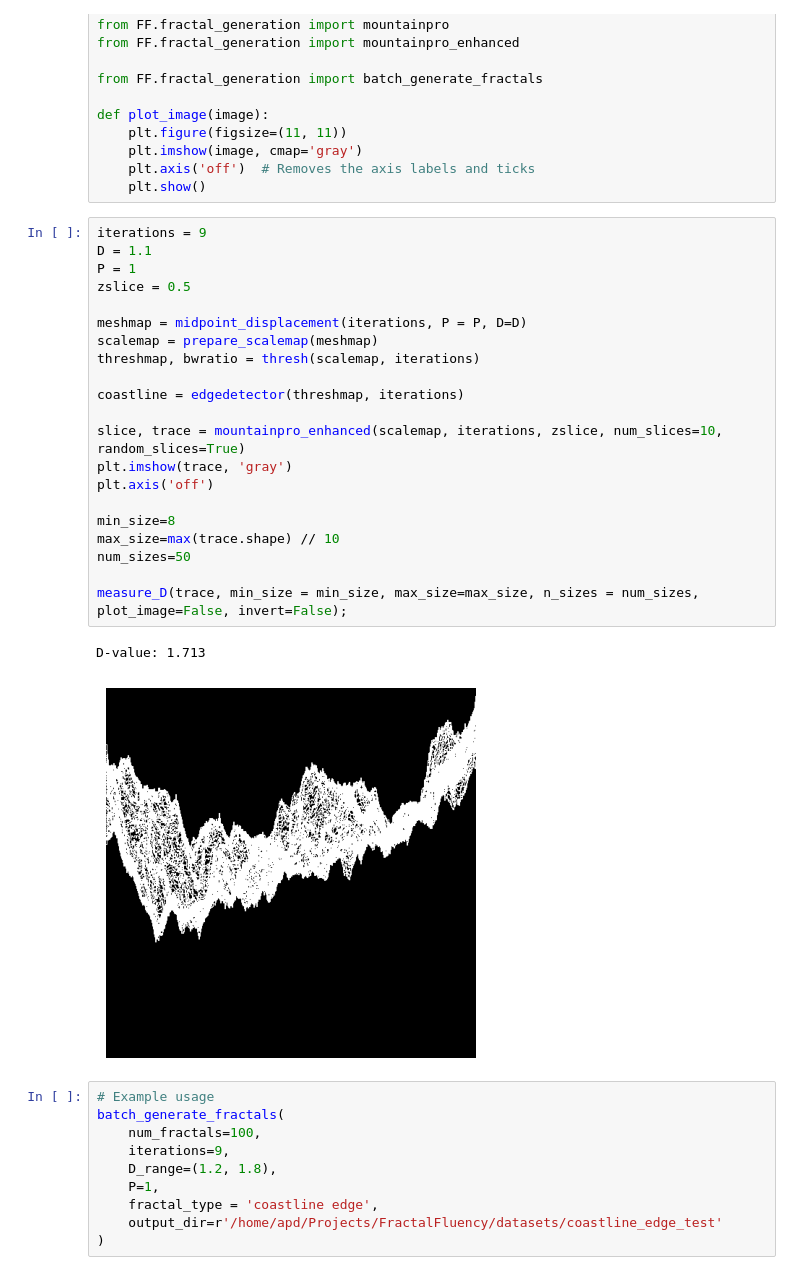
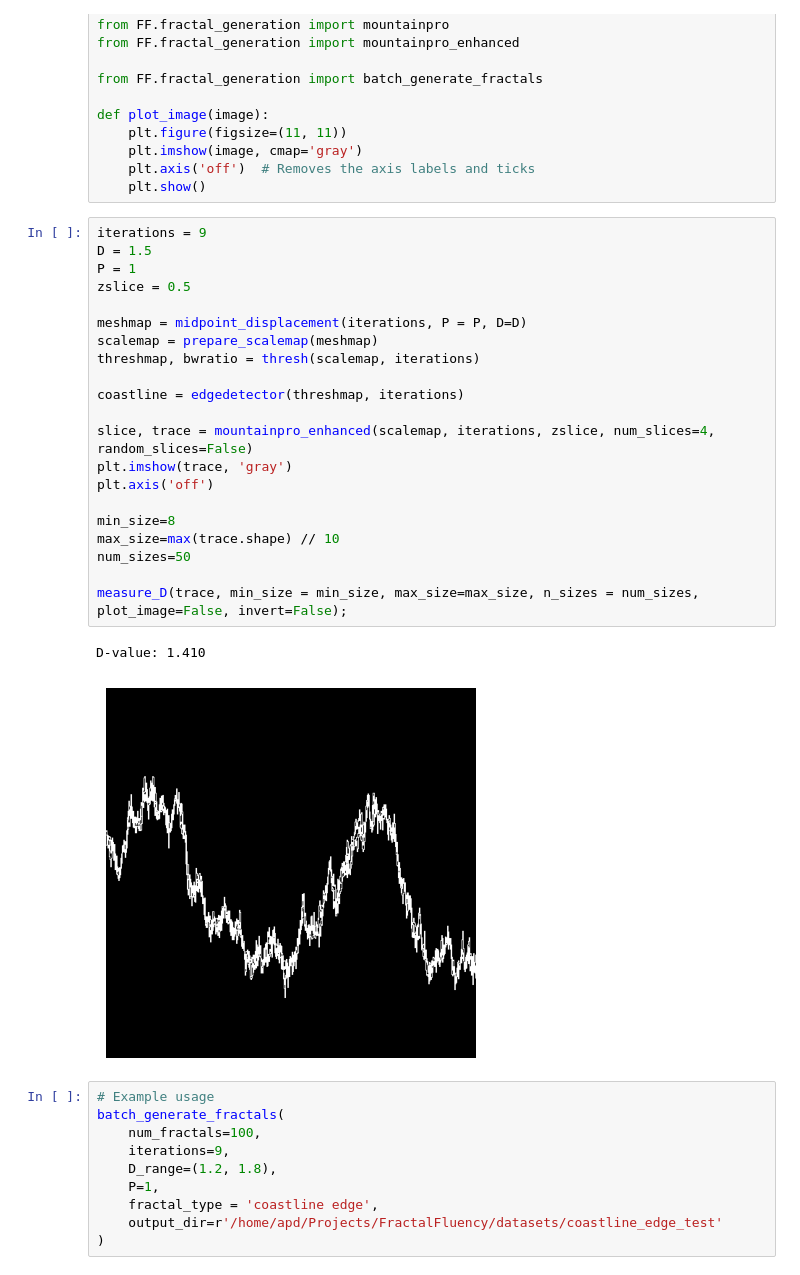
Before and after one commit to apdill/FractalFluency, a Jupyter notebook: notebooks/fractal_factory.ipynb, the cells around one changed output. Saved outputs shown, nothing was run; the diff lists cells and outputs as text.

```diff
--- a/notebooks/fractal_factory.ipynb
+++ b/notebooks/fractal_factory.ipynb
@@ -20,28 +20,28 @@ def plot_image(image):
     plt.show()
 # %%
 iterations = 9
-D = 1.1
+D = 1.5
 P = 1
 zslice = 0.5
 
 meshmap = midpoint_displacement(iterations, P = P, D=D)
 scalemap = prepare_scalemap(meshmap)
 threshmap, bwratio = thresh(scalemap, iterations)
 
 coastline = edgedetector(threshmap, iterations)
 
-slice, trace = mountainpro_enhanced(scalemap, iterations, zslice, num_slices=10, random_slices=True)
+slice, trace = mountainpro_enhanced(scalemap, iterations, zslice, num_slices=4, random_slices=False)
 plt.imshow(trace, 'gray')
 plt.axis('off')
 
 min_size=8
 max_size=max(trace.shape) // 10
 num_sizes=50
 
 measure_D(trace, min_size = min_size, max_size=max_size, n_sizes = num_sizes, plot_image=False, invert=False);
 # %% [output]
-D-value: 1.713
+D-value: 1.410
-[figure, old version]
+[figure, new version]
 # %%
 # Example usage
 batch_generate_fractals(
```
Also changed, not shown: parts of 2 cells of this notebook, 1 other file.
